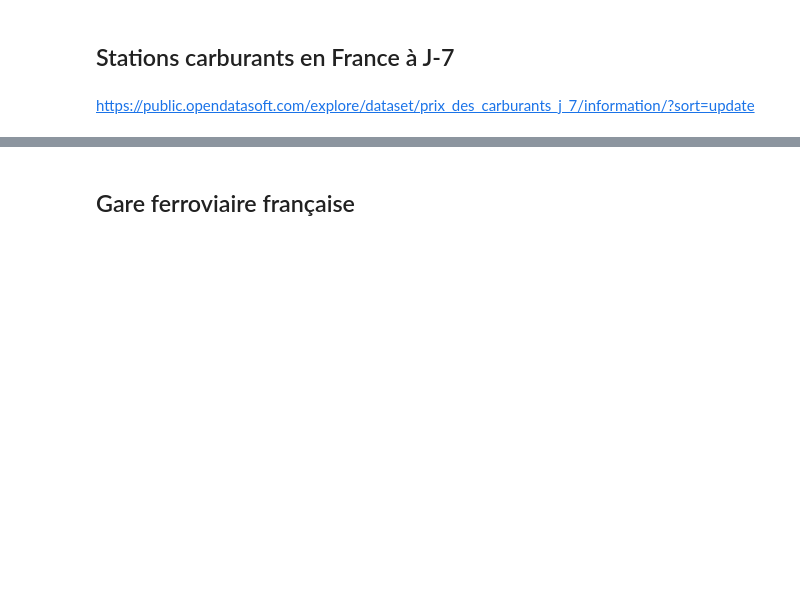
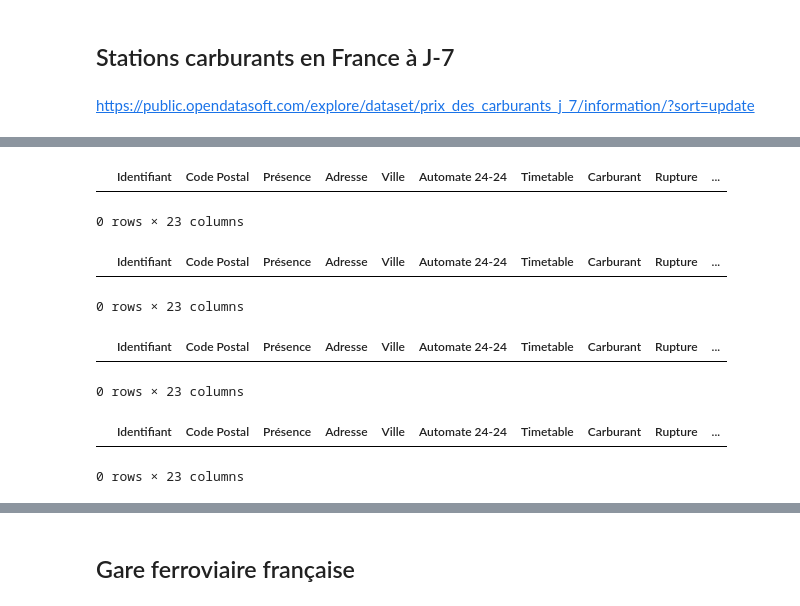
Before and after one commit to FilRougeMobilite/Mobilite, a Jupyter notebook: Analyse_datas_Nicolas.ipynb, the cells around one changed output, grey strips where cells are left out. Cells and saved outputs as stored; diff of their text form; code cells hidden in the pictures; blank space fills up the shorter version.

```diff
--- a/Analyse_datas_Nicolas.ipynb
+++ b/Analyse_datas_Nicolas.ipynb
@@ -682,3 +861,23 @@ for i, x in df_carb[(df_carb['code_commune_n'].isna()) & (df_carb['lat'].notna()
+# %%
+df_carb[df_carb['code_commune_n']=='11220']
+# %% [output]
+|  | Identifiant | Code Postal | Présence | Adresse | Ville | Automate 24-24 | Timetable | Carburant | Rupture | ... |
+0 rows × 23 columns
+# %%
+df_carb[df_carb['code_commune_n']==11220]
+# %% [output]
+|  | Identifiant | Code Postal | Présence | Adresse | Ville | Automate 24-24 | Timetable | Carburant | Rupture | ... |
+0 rows × 23 columns
+# %%
+df_carb[df_carb['code_commune_n']=='81202']
+# %% [output]
+|  | Identifiant | Code Postal | Présence | Adresse | Ville | Automate 24-24 | Timetable | Carburant | Rupture | ... |
+0 rows × 23 columns
+# %%
+df_carb[df_carb['code_commune_n']==81202]
+# %% [output]
+|  | Identifiant | Code Postal | Présence | Adresse | Ville | Automate 24-24 | Timetable | Carburant | Rupture | ... |
+0 rows × 23 columns
 # %%
 # ATTENTION CODE LONG
 #Pour ceux qui manque toujours on va essayer la recherche avec  l'adresse, on pourrait aussi essayer l'API google map mais c'est payant
```
Also changed, not shown: parts of 28 cells of this notebook, 2 other files.
